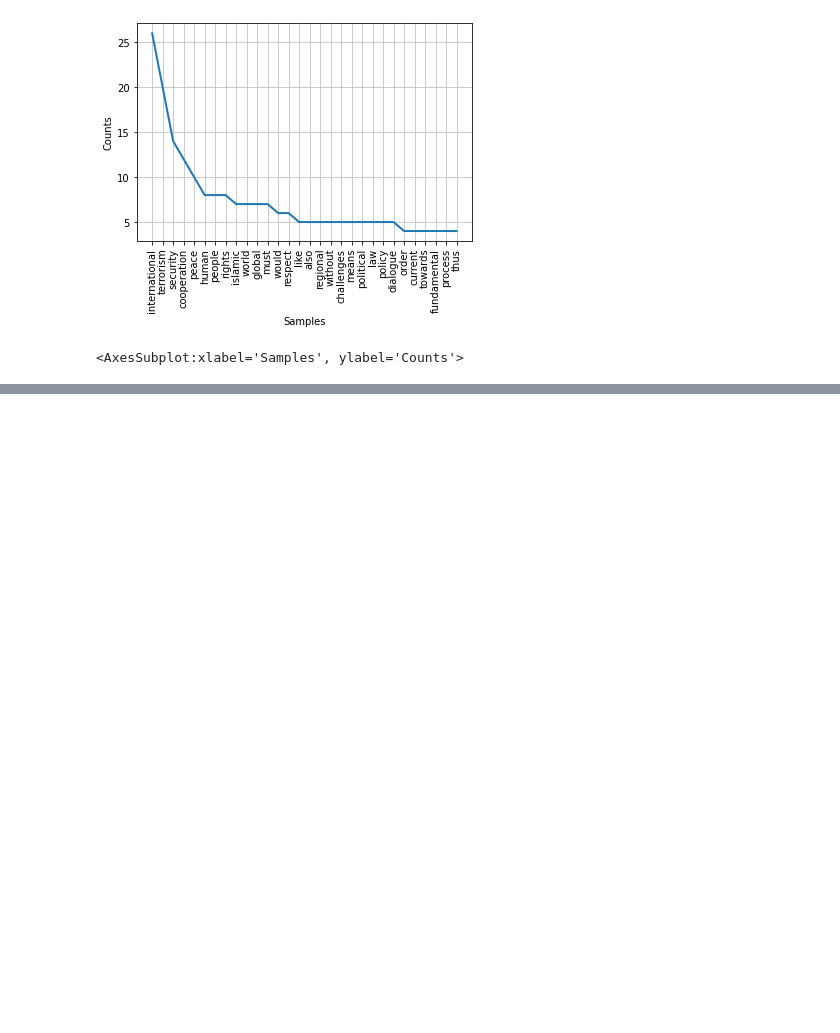
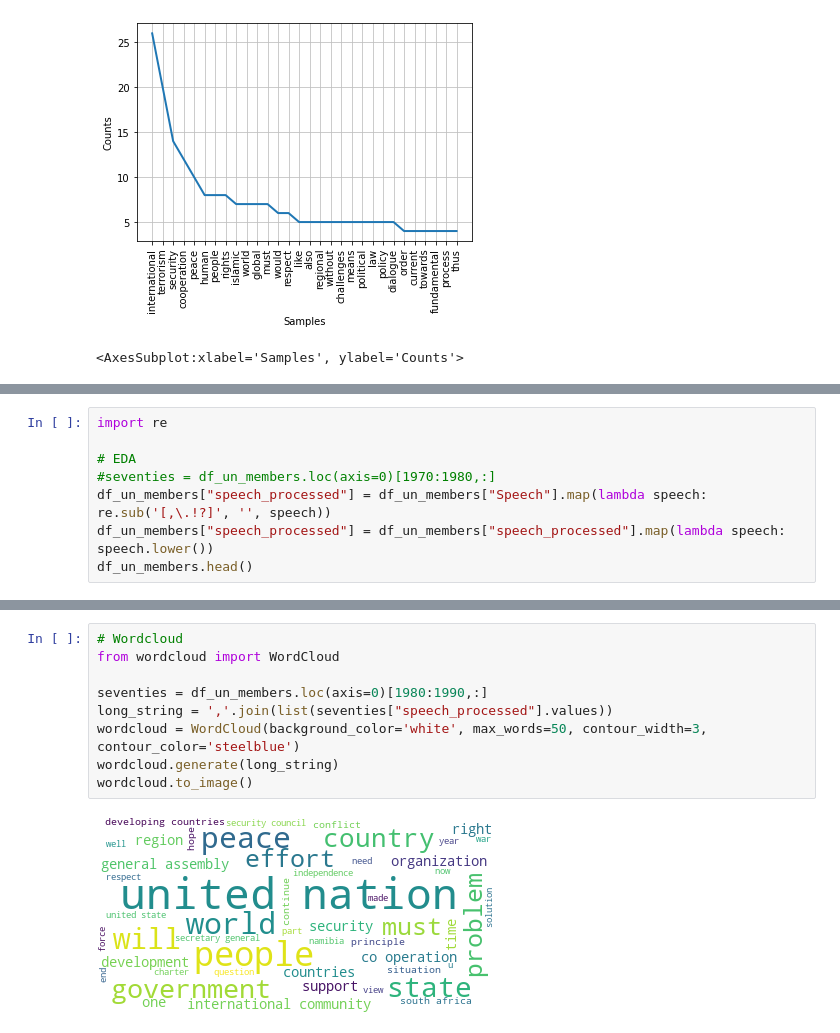
Before and after one commit to rikvandenberg/programming-for-data-science, a Jupyter notebook: assignment_1/Assigment.ipynb, the cells around one changed output, grey strips where cells are left out. Cells and saved outputs as stored; diff of their text form; blank space fills up the shorter version.

```diff
--- a/assignment_1/Assigment.ipynb
+++ b/assignment_1/Assigment.ipynb
@@ -176,0 +196,8 @@ FreqDist(unique_words).plot(30)
+# %%
+import re
+
+# EDA
+#seventies = df_un_members.loc(axis=0)[1970:1980,:]
+df_un_members["speech_processed"] = df_un_members["Speech"].map(lambda speech: re.sub('[,\.!?]', '', speech))
+df_un_members["speech_processed"] = df_un_members["speech_processed"].map(lambda speech: speech.lower())
+df_un_members.head()
@@ -176,0 +212,11 @@ FreqDist(unique_words).plot(30)
+# %%
+# Wordcloud
+from wordcloud import WordCloud
+
+seventies = df_un_members.loc(axis=0)[1980:1990,:]
+long_string = ','.join(list(seventies["speech_processed"].values))
+wordcloud = WordCloud(background_color='white', max_words=50, contour_width=3, contour_color='steelblue')
+wordcloud.generate(long_string)
+wordcloud.to_image()
+# %% [output]
+[figure, added]
```
Also changed, not shown: parts of 14 cells of this notebook, 6 other files.
